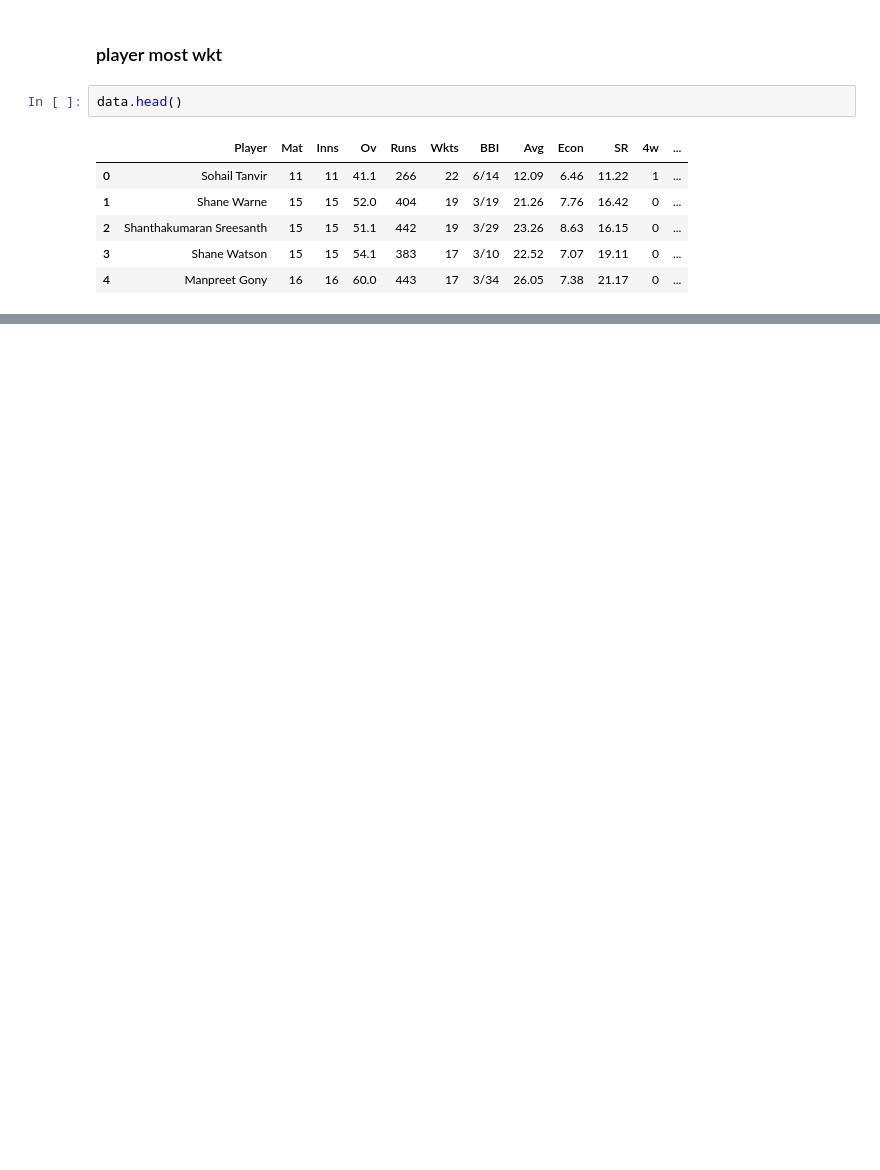
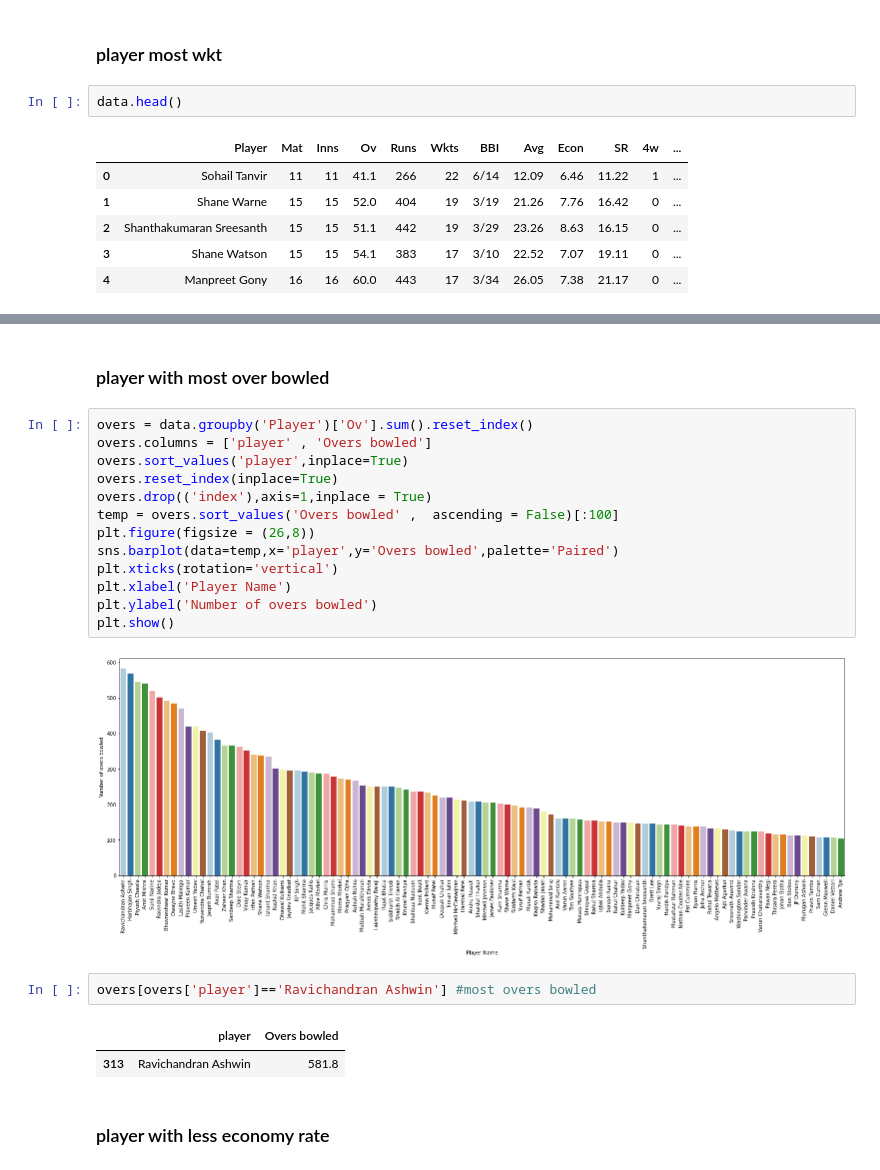
Before and after one commit to vpm10/ipl_analysis, a Jupyter notebook: Ipl_player_Performance_bowler.ipynb, the cells around one changed output, grey strips where cells are left out. Saved outputs shown, nothing was run; the diff lists cells and outputs as text; blank space fills up the shorter version.

```diff
--- a/Ipl_player_Performance_bowler.ipynb
+++ b/Ipl_player_Performance_bowler.ipynb
@@ -207,0 +233,24 @@ plt.show()
+# %% [markdown]
+### player with most over bowled
+# %%
+overs = data.groupby('Player')['Ov'].sum().reset_index()
+overs.columns = ['player' , 'Overs bowled']
+overs.sort_values('player',inplace=True)
+overs.reset_index(inplace=True)
+overs.drop(('index'),axis=1,inplace = True)
+temp = overs.sort_values('Overs bowled' ,  ascending = False)[:100]
+plt.figure(figsize = (26,8))
+sns.barplot(data=temp,x='player',y='Overs bowled',palette='Paired')
+plt.xticks(rotation='vertical')
+plt.xlabel('Player Name')
+plt.ylabel('Number of overs bowled')
+plt.show()
+# %% [output]
+[figure, added]
+# %%
+overs[overs['player']=='Ravichandran Ashwin'] #most overs bowled
+# %% [output]
+|  | player | Overs bowled |
+| 313 | Ravichandran Ashwin | 581.8 |
+# %% [markdown]
+### player with less economy rate
```
Also changed, not shown: parts of 19 cells of this notebook.
